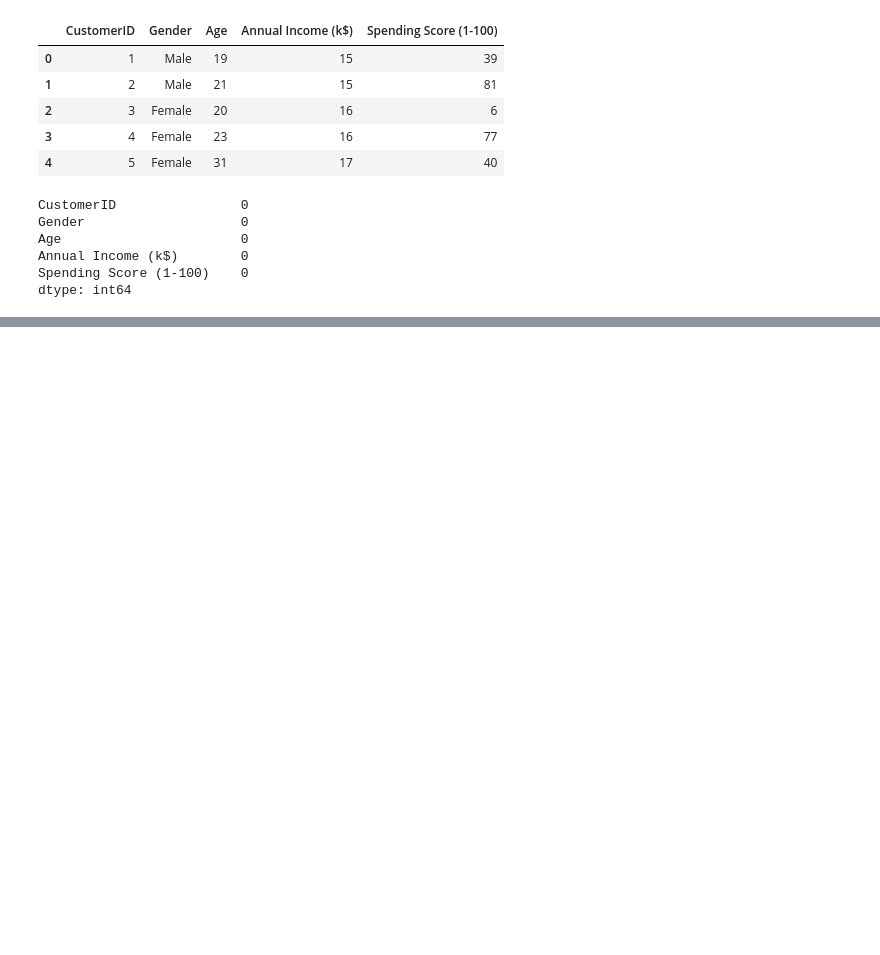
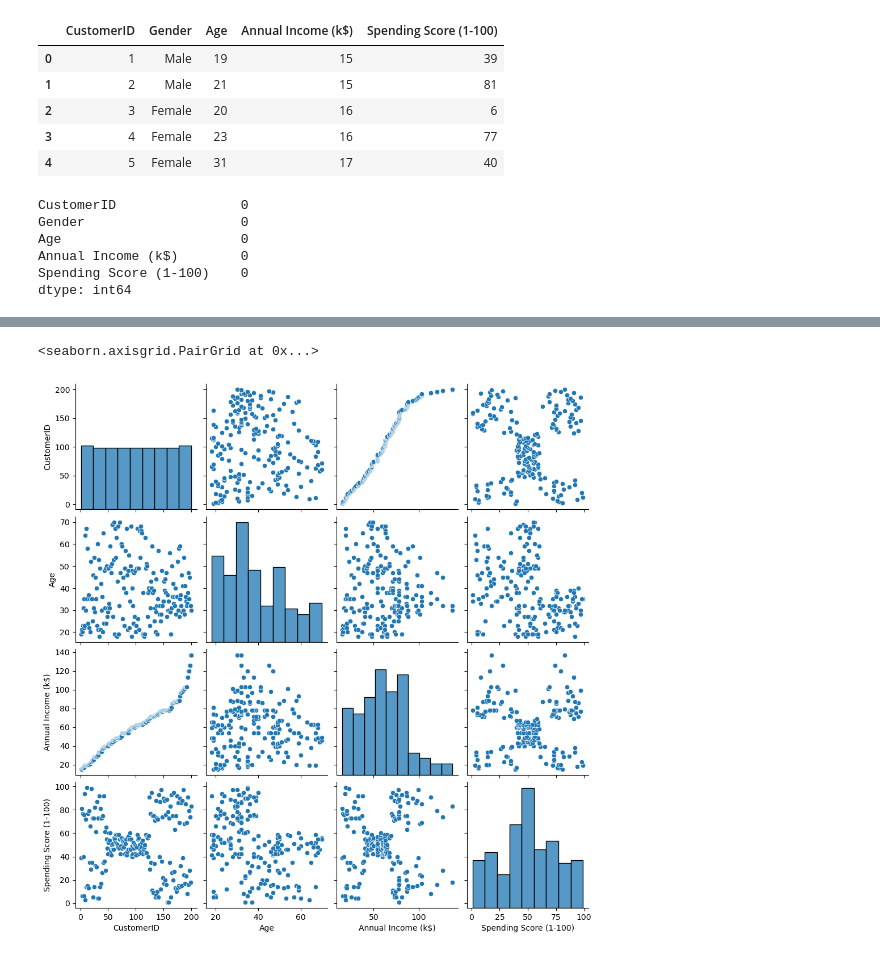
Before and after one commit to Harsh-D-2004/TE-IT-Practicals, a Jupyter notebook: ML/Assignement5.ipynb, the cells around one changed output, grey strips where cells are left out. Drawn from its saved outputs; the diff is of its cells as text; code cells hidden in the pictures; blank space fills up the shorter version.

```diff
--- a/ML/Assignement5.ipynb
+++ b/ML/Assignement5.ipynb
@@ -81,0 +79,5 @@ dataset_clean.head()
+# %%
+sns.pairplot(dataset)
+# %% [output]
+<seaborn.axisgrid.PairGrid at 0x...>
+[figure, added]
```
Also changed, not shown: parts of 51 cells of this notebook.
